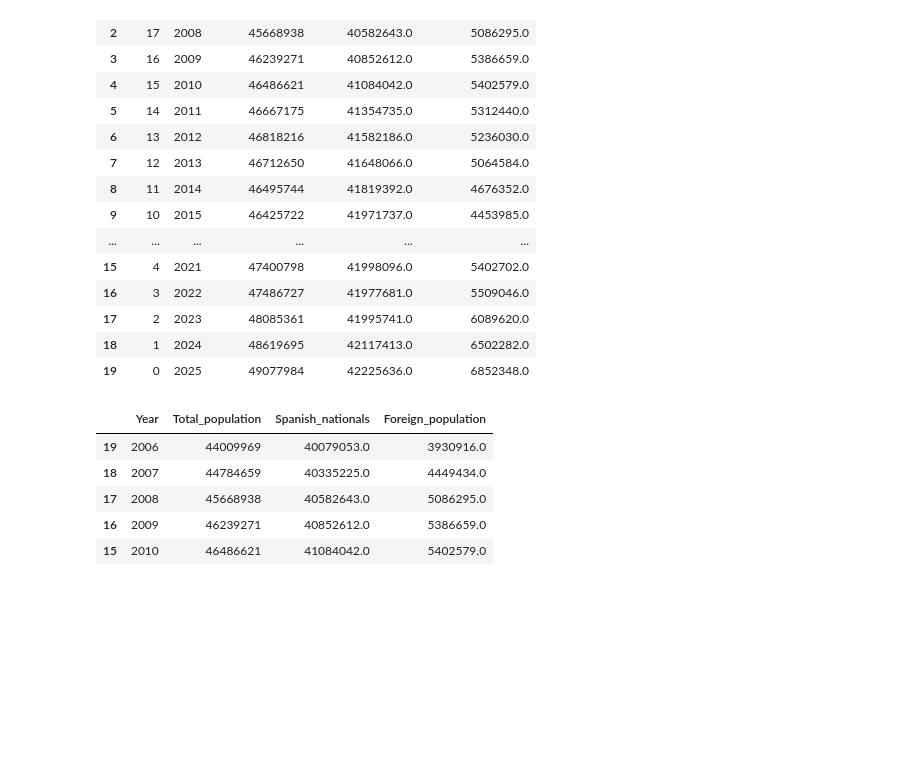
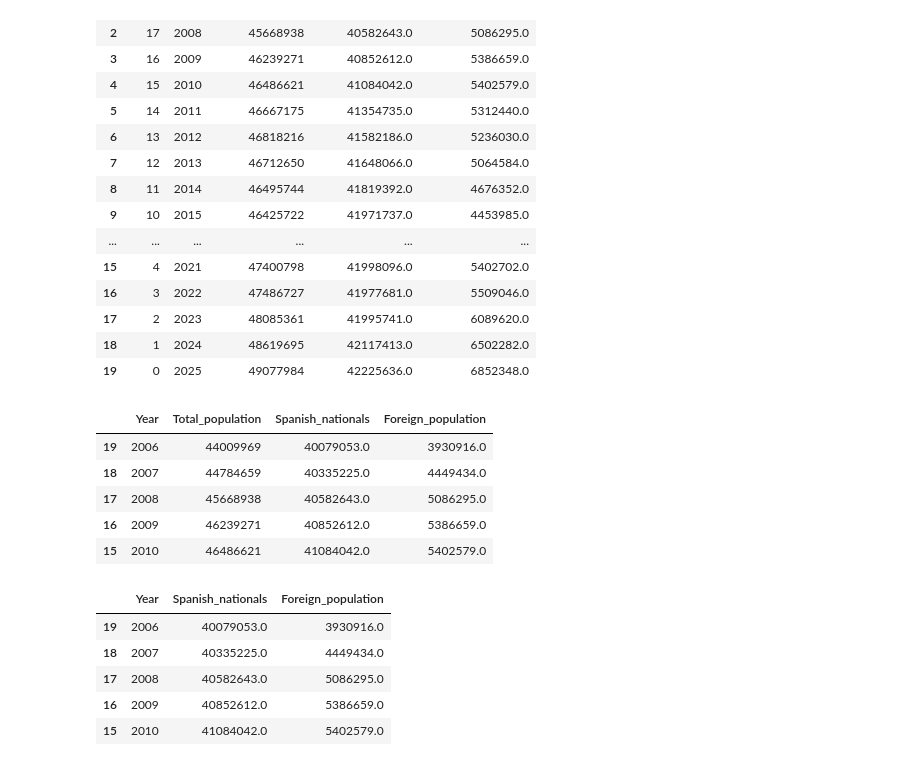
Before and after one commit to Pablo-source/ML-using-Python, a Jupyter notebook: Seaborn_gallery/02_percent_barplot_population_nationality.ipynb, the cells around one changed output. Drawn from its saved outputs; the diff is of its cells as text; code cells hidden in the pictures; blank space fills up the shorter version.

```diff
--- a/Seaborn_gallery/02_percent_barplot_population_nationality.ipynb
+++ b/Seaborn_gallery/02_percent_barplot_population_nationality.ipynb
@@ -280,3 +280,13 @@ df_to_reshape.head()
 | 17 | 2008 | 45668938 | 40582643.0 | 5086295.0 |
 | 16 | 2009 | 46239271 | 40852612.0 | 5386659.0 |
 | 15 | 2010 | 46486621 | 41084042.0 | 5402579.0 |
+# %%
+df_to_reshape_subset = df_to_reshape[['Year','Spanish_nationals','Foreign_population']]
+df_to_reshape_subset.head()
+# %% [output]
+|  | Year | Spanish_nationals | Foreign_population |
+| 19 | 2006 | 40079053.0 | 3930916.0 |
+| 18 | 2007 | 40335225.0 | 4449434.0 |
+| 17 | 2008 | 40582643.0 | 5086295.0 |
+| 16 | 2009 | 40852612.0 | 5386659.0 |
+| 15 | 2010 | 41084042.0 | 5402579.0 |
```
Also changed, not shown: parts of 9 cells of this notebook.
